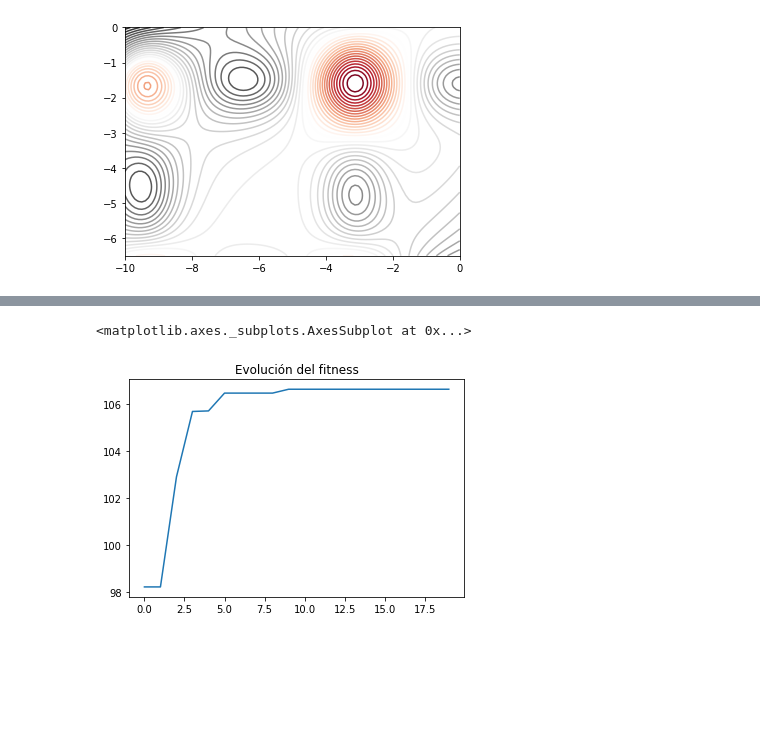
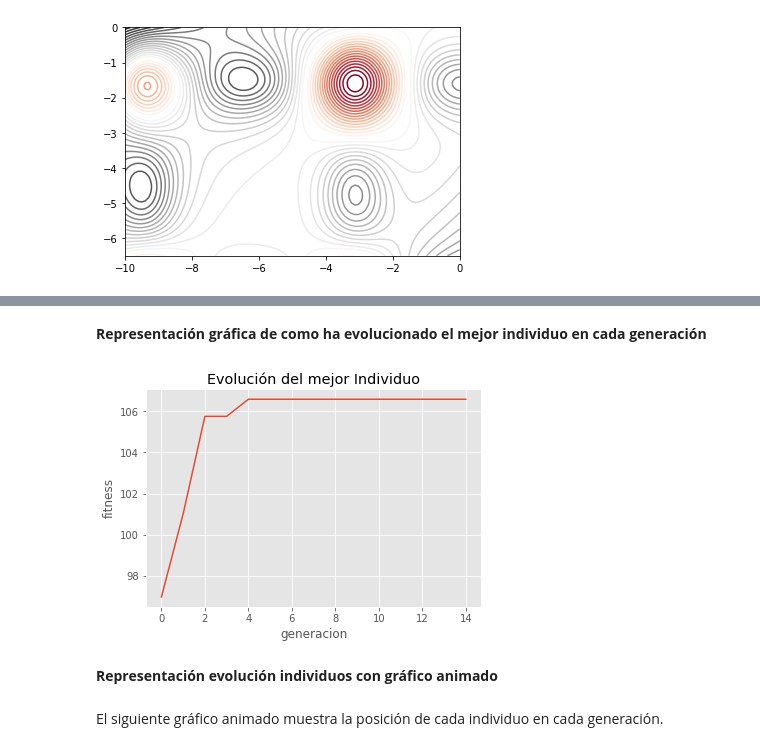
Before and after one commit to JoaquinAmatRodrigo/optimizacion_GA_python, a Jupyter notebook: optimizacion_GA.ipynb, the cells around one changed output, grey strips where cells are left out. Drawn from its saved outputs; the diff is of its cells as text; code cells hidden in the pictures; blank space fills up the shorter version.

```diff
--- a/optimizacion_GA.ipynb
+++ b/optimizacion_GA.ipynb
@@ -2137,7 +2166,18 @@ Fitness óptimo: 106.6380209319222
+# %% [markdown]
+**Representación gráfica de como ha evolucionado el mejor individuo en cada generación**
 # %%
 # Evolución de la optimización
-poblacion.resultados_df['mejor_fitness'].plot(title = "Evolución del fitness")
+plt.style.use('ggplot')
+fig, ax = plt.subplots()
+poblacion.resultados_df.plot(x = "generacion",
+                             y = "mejor_fitness",
+                             ax= ax)
+ax.set(title='Evolución del mejor Individuo', xlabel='generacion', ylabel='fitness')
+ax.legend().set_visible(False)
 # %% [output]
-<matplotlib.axes._subplots.AxesSubplot at 0x...>
-[figure, old version]
+[figure, new version]
+# %% [markdown]
+**Representación evolución individuos con gráfico animado**
+# %% [markdown]
+El siguiente gráfico animado muestra la posición de cada individuo en cada generación.
 # %%
```
Also changed, not shown: parts of 35 cells of this notebook, 1 other file.
